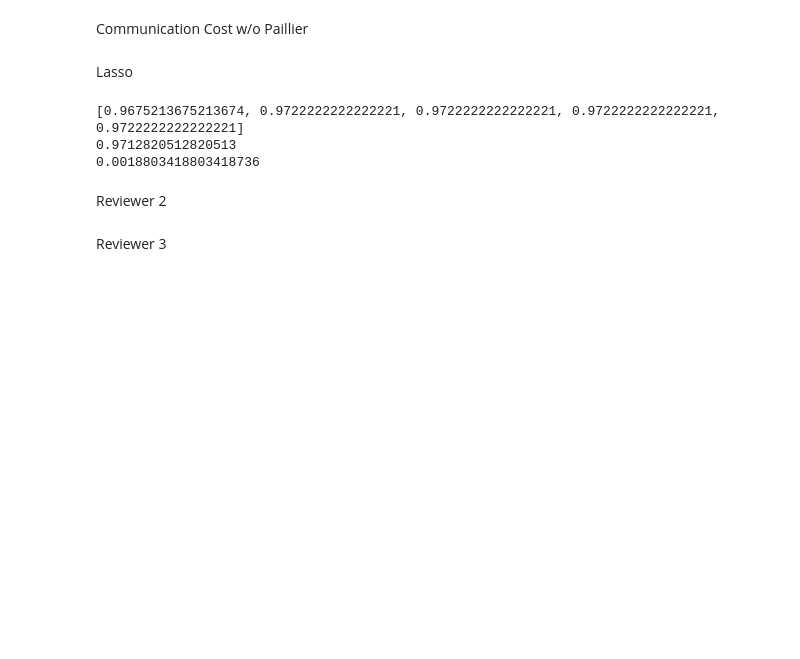
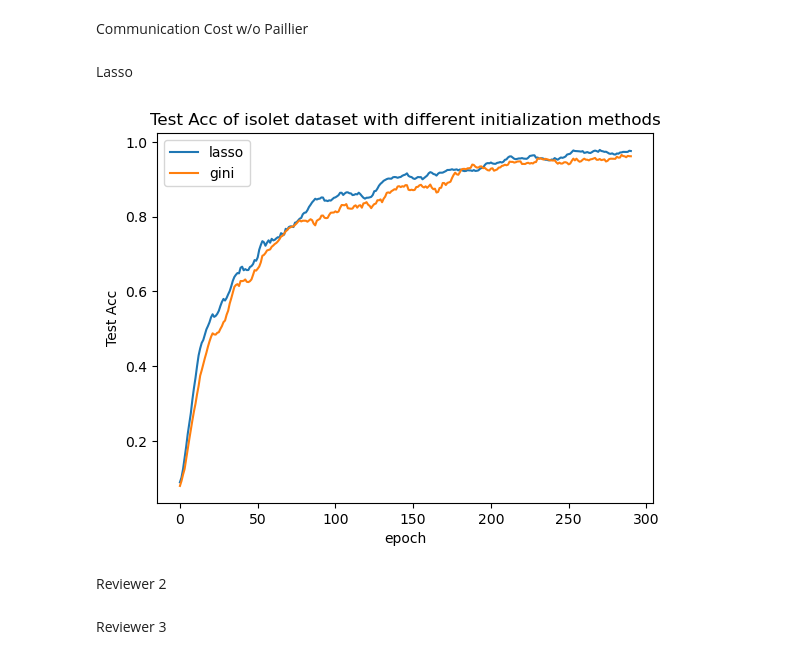
Before and after one commit to Hjh233/DualSTG, a Jupyter notebook: response.ipynb, the cells around one changed output. Drawn from its saved outputs; the diff is of its cells as text; code cells hidden in the pictures; blank space fills up the shorter version.

```diff
--- a/response.ipynb
+++ b/response.ipynb
@@ -197,32 +197,57 @@ plain_output.close()
 # %% [markdown]
 Lasso
 # %%
-import numpy as np
 import pandas as pd
 
 dataset = 'isolet'
-total_epoch = 300
 
-_acc = np.zeros(5)
+def get_lasso_test_acc(dataset):
+    for seed in range(5):
+        result = pd.read_csv('Response/Review1/Lasso/{}_{}.csv'.format(dataset, seed))
 
+        if seed == 0:
+            train_acc = result['train_acc'].to_numpy()
+            test_acc = result['test_acc'].to_numpy()
+        else:
+            train_acc += result['train_acc'].to_numpy()
+            test_acc += result['test_acc'].to_numpy()
 
-for seed in range(5):
+    train_acc /= 5
+    test_acc /= 5
 
-    result = pd.read_csv('Response/Review1/Lasso/{}_{}.csv'.format(dataset, seed))
-
-    test_acc = result['test_acc'].to_numpy()
-
-    _acc[seed] = (np.mean(test_acc[total_epoch-5:total_epoch]))
-
-
-print(_acc.tolist())
-
-print(np.mean(_acc))
-print(np.sqrt(np.var(_acc)))
+    return train_acc, test_acc
-# %% [output]
-[0.9675213675213674, 0.9722222222222221, 0.9722222222222221, 0.9722222222222221, 0.9722222222222221]
-0.9712820512820513
-0.0018803418803418736
+# %%
+_, lasso_test_acc = get_lasso_test_acc(dataset=dataset)
+# %%
+import numpy as np
+from matplotlib import pyplot as plt
+
+total_epoch = 300
+end = total_epoch - 10 + 1
+
+def moving_average(x):
+    w = 10
+    x = np.array(x).flatten()
+    return np.convolve(x, np.ones(w), 'valid') / w
+
+
+def plot_moving_acc_init(lasso_test_acc, gini_test_acc):
+    x = np.arange(total_epoch)
+    plt.figure(1)
+    plt.plot(x[:end], moving_average(lasso_test_acc), label='lasso')
+    plt.plot(x[:end], moving_average(gini_test_acc), label='gini')
+
+    plt.xlabel('epoch')
+    plt.ylabel('Test Acc')
+    plt.title('Test Acc of isolet dataset with different initialization methods')
+    plt.legend()
+    plt.show()
+
+    plt.close()
+# %%
+plot_moving_acc_init(lasso_test_acc=lasso_test_acc, gini_test_acc=test_acc_100)
+# %% [output]
+[figure, added]
 # %% [markdown]
 Reviewer 2
 # %%
```
